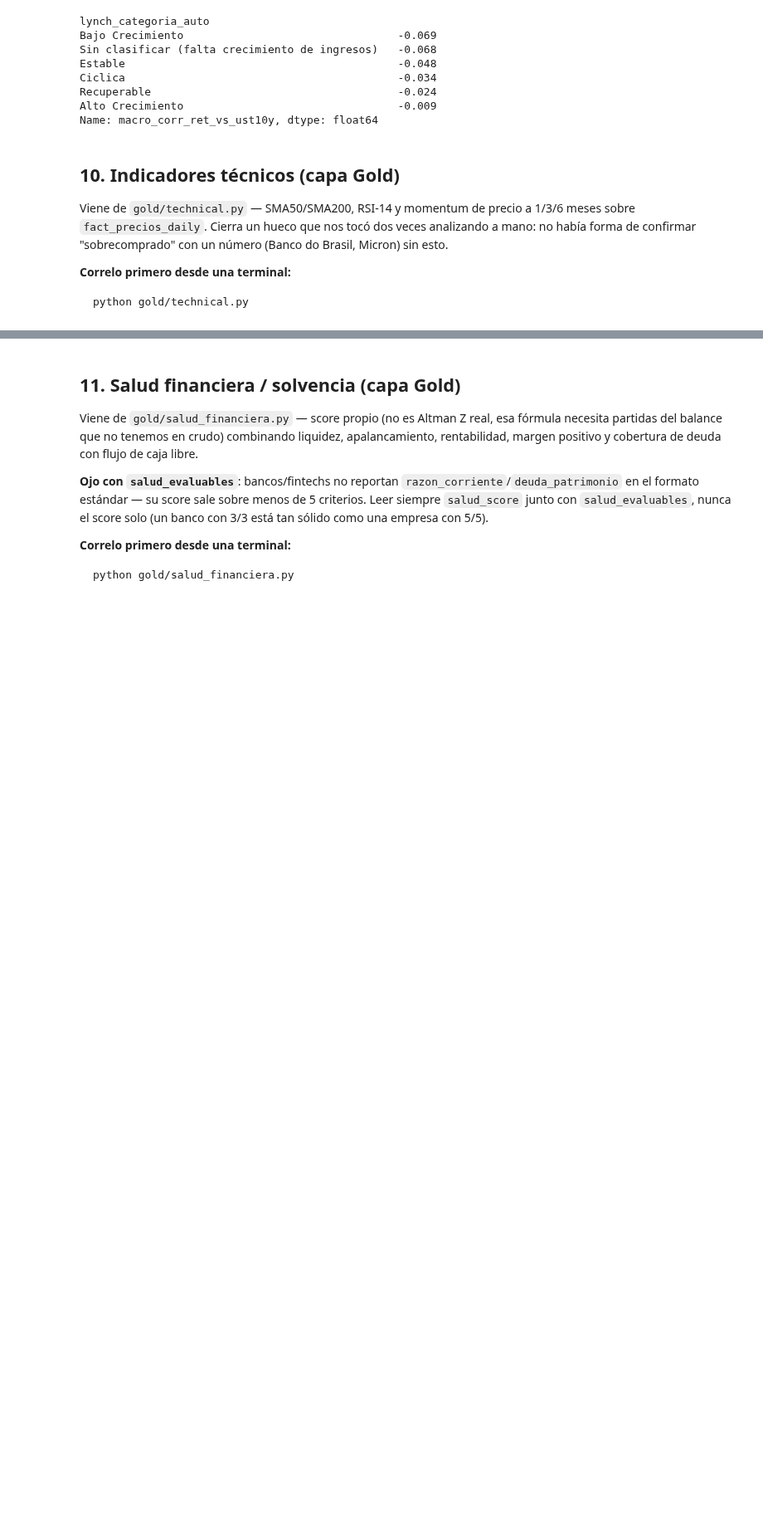
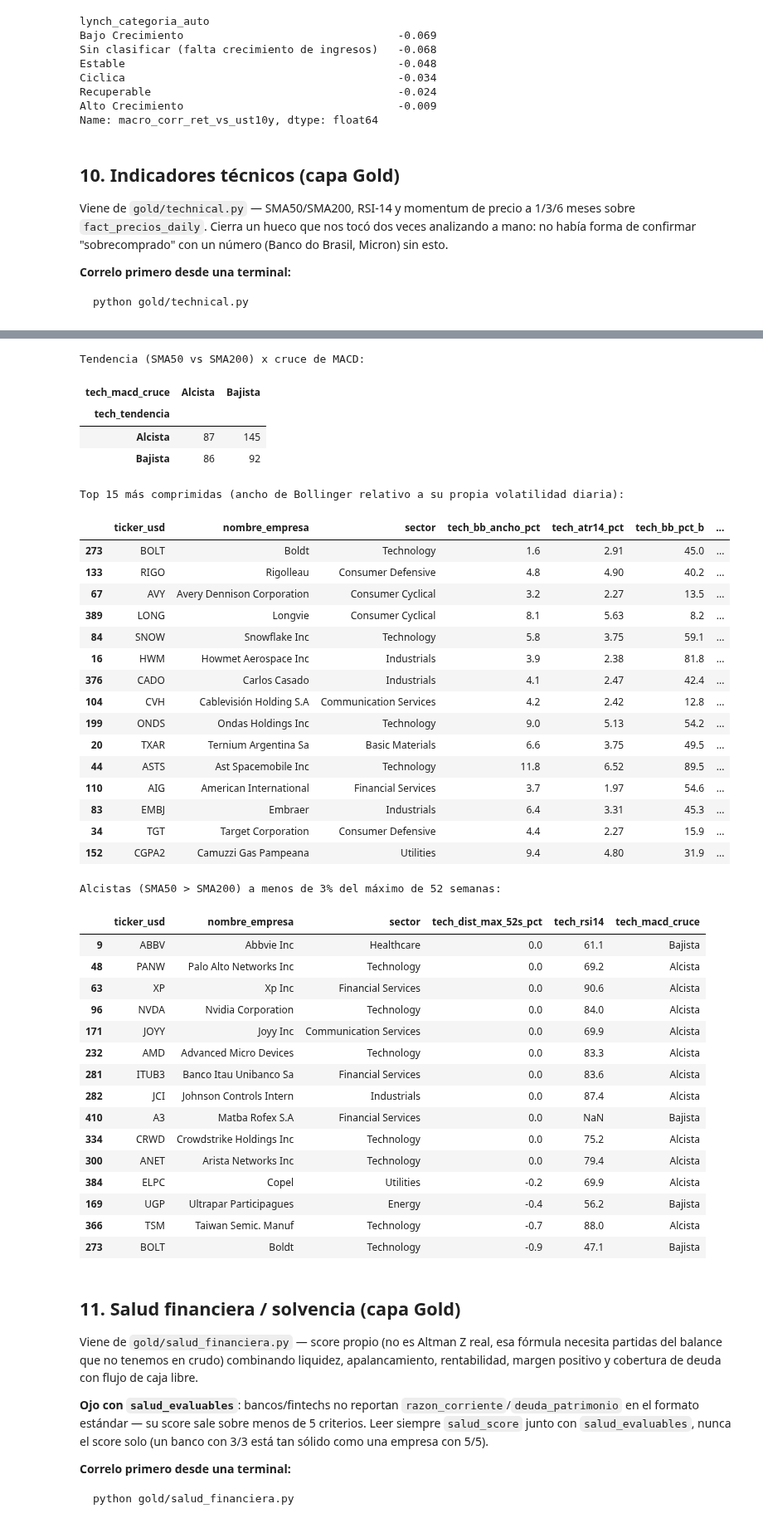
Before and after one commit to esfer98/cedears-data-pipeline, a Jupyter notebook: notebooks/eda_cedears.ipynb, the cells around one changed output, grey strips where cells are left out. Shown at 83% size. Saved outputs shown, nothing was run; the diff lists cells and outputs as text; code cells hidden in the pictures; blank space fills up the shorter version.

```diff
--- a/notebooks/eda_cedears.ipynb
+++ b/notebooks/eda_cedears.ipynb
@@ -821,3 +825,66 @@ Top 15 más SOBREVENDIDAS (RSI más bajo):
+# %%
+tech2 = con.execute("""
+    SELECT t.ticker_usd, d.nombre_empresa, d.sector, t.tech_tendencia, t.tech_rsi14,
+           t.tech_bb_pct_b, t.tech_bb_ancho_pct, t.tech_macd_hist_pct, t.tech_macd_cruce,
+           t.tech_atr14_pct, t.tech_dist_max_52s_pct, t.tech_dist_min_52s_pct
+    FROM gold_technical t
+    JOIN dim_empresa d USING (ticker_usd)
+""").fetchdf()
+
+print("Tendencia (SMA50 vs SMA200) x cruce de MACD:")
+display(pd.crosstab(tech2["tech_tendencia"], tech2["tech_macd_cruce"]))
+
+print("Top 15 más comprimidas (ancho de Bollinger relativo a su propia volatilidad diaria):")
+tech2["compresion"] = tech2["tech_bb_ancho_pct"] / tech2["tech_atr14_pct"]
+display(tech2.dropna(subset=["compresion"]).sort_values("compresion").head(15)[
+    ["ticker_usd", "nombre_empresa", "sector", "tech_bb_ancho_pct", "tech_atr14_pct", "tech_bb_pct_b", "tech_macd_cruce", "tech_dist_max_52s_pct"]
+])
+
+print("Alcistas (SMA50 > SMA200) a menos de 3% del máximo de 52 semanas:")
+display(tech2[(tech2["tech_tendencia"] == "Alcista") & (tech2["tech_dist_max_52s_pct"] >= -3)]
+        .sort_values("tech_dist_max_52s_pct", ascending=False).head(15)[
+    ["ticker_usd", "nombre_empresa", "sector", "tech_dist_max_52s_pct", "tech_rsi14", "tech_macd_cruce"]
+])
+# %% [output]
+Tendencia (SMA50 vs SMA200) x cruce de MACD:
+| tech_macd_cruce | Alcista | Bajista |
+| tech_tendencia |  |  |
+| Alcista | 87 | 145 |
+| Bajista | 86 | 92 |
+Top 15 más comprimidas (ancho de Bollinger relativo a su propia volatilidad diaria):
+|  | ticker_usd | nombre_empresa | sector | tech_bb_ancho_pct | tech_atr14_pct | tech_bb_pct_b | ... |
+| 273 | BOLT | Boldt | Technology | 1.6 | 2.91 | 45.0 | ... |
+| 133 | RIGO | Rigolleau | Consumer Defensive | 4.8 | 4.90 | 40.2 | ... |
+| 67 | AVY | Avery Dennison Corporation | Consumer Cyclical | 3.2 | 2.27 | 13.5 | ... |
+| 389 | LONG | Longvie | Consumer Cyclical | 8.1 | 5.63 | 8.2 | ... |
+| 84 | SNOW | Snowflake Inc | Technology | 5.8 | 3.75 | 59.1 | ... |
+| 16 | HWM | Howmet Aerospace Inc | Industrials | 3.9 | 2.38 | 81.8 | ... |
+| 376 | CADO | Carlos Casado | Industrials | 4.1 | 2.47 | 42.4 | ... |
+| 104 | CVH | Cablevisión Holding S.A | Communication Services | 4.2 | 2.42 | 12.8 | ... |
+| 199 | ONDS | Ondas Holdings Inc | Technology | 9.0 | 5.13 | 54.2 | ... |
+| 20 | TXAR | Ternium Argentina Sa | Basic Materials | 6.6 | 3.75 | 49.5 | ... |
+| 44 | ASTS | Ast Spacemobile Inc | Technology | 11.8 | 6.52 | 89.5 | ... |
+| 110 | AIG | American International | Financial Services | 3.7 | 1.97 | 54.6 | ... |
+| 83 | EMBJ | Embraer | Industrials | 6.4 | 3.31 | 45.3 | ... |
+| 34 | TGT | Target Corporation | Consumer Defensive | 4.4 | 2.27 | 15.9 | ... |
+| 152 | CGPA2 | Camuzzi Gas Pampeana | Utilities | 9.4 | 4.80 | 31.9 | ... |
+Alcistas (SMA50 > SMA200) a menos de 3% del máximo de 52 semanas:
+|  | ticker_usd | nombre_empresa | sector | tech_dist_max_52s_pct | tech_rsi14 | tech_macd_cruce |
+| 9 | ABBV | Abbvie Inc | Healthcare | 0.0 | 61.1 | Bajista |
+| 48 | PANW | Palo Alto Networks Inc | Technology | 0.0 | 69.2 | Alcista |
+| 63 | XP | Xp Inc | Financial Services | 0.0 | 90.6 | Alcista |
+| 96 | NVDA | Nvidia Corporation | Technology | 0.0 | 84.0 | Alcista |
+| 171 | JOYY | Joyy Inc | Communication Services | 0.0 | 69.9 | Alcista |
+| 232 | AMD | Advanced Micro Devices | Technology | 0.0 | 83.3 | Alcista |
+| 281 | ITUB3 | Banco Itau Unibanco Sa | Financial Services | 0.0 | 83.6 | Alcista |
+| 282 | JCI | Johnson Controls Intern | Industrials | 0.0 | 87.4 | Alcista |
+| 410 | A3 | Matba Rofex S.A | Financial Services | 0.0 | NaN | Bajista |
+| 334 | CRWD | Crowdstrike Holdings Inc | Technology | 0.0 | 75.2 | Alcista |
+| 300 | ANET | Arista Networks Inc | Technology | 0.0 | 79.4 | Alcista |
+| 384 | ELPC | Copel | Utilities | -0.2 | 69.9 | Alcista |
+| 169 | UGP | Ultrapar Participagues | Energy | -0.4 | 56.2 | Bajista |
+| 366 | TSM | Taiwan Semic. Manuf | Technology | -0.7 | 88.0 | Alcista |
+| 273 | BOLT | Boldt | Technology | -0.9 | 47.1 | Bajista |
 # %% [markdown]
 ## 11. Salud financiera / solvencia (capa Gold)
 
```
Also changed, not shown: parts of 12 cells of this notebook, 4 other files.
